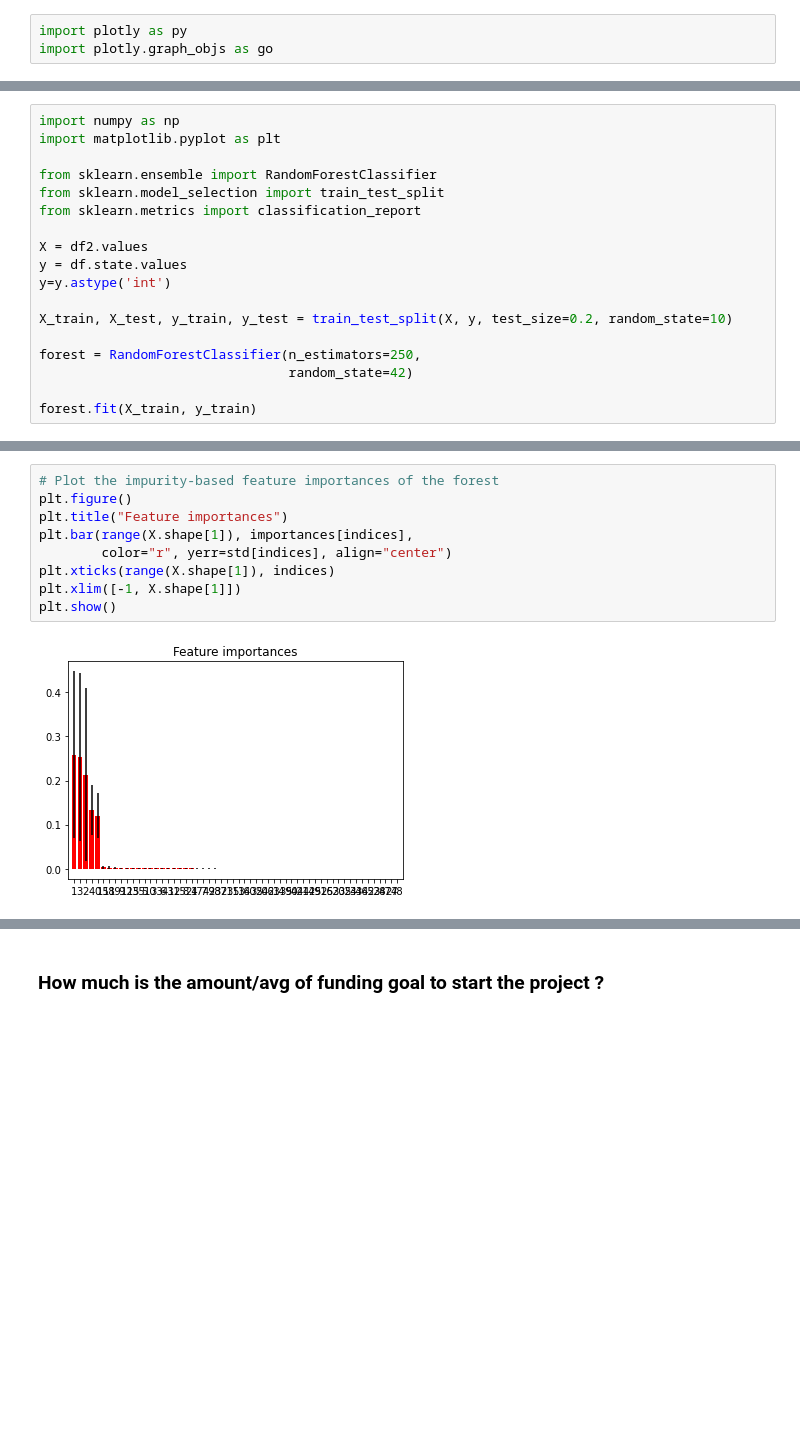
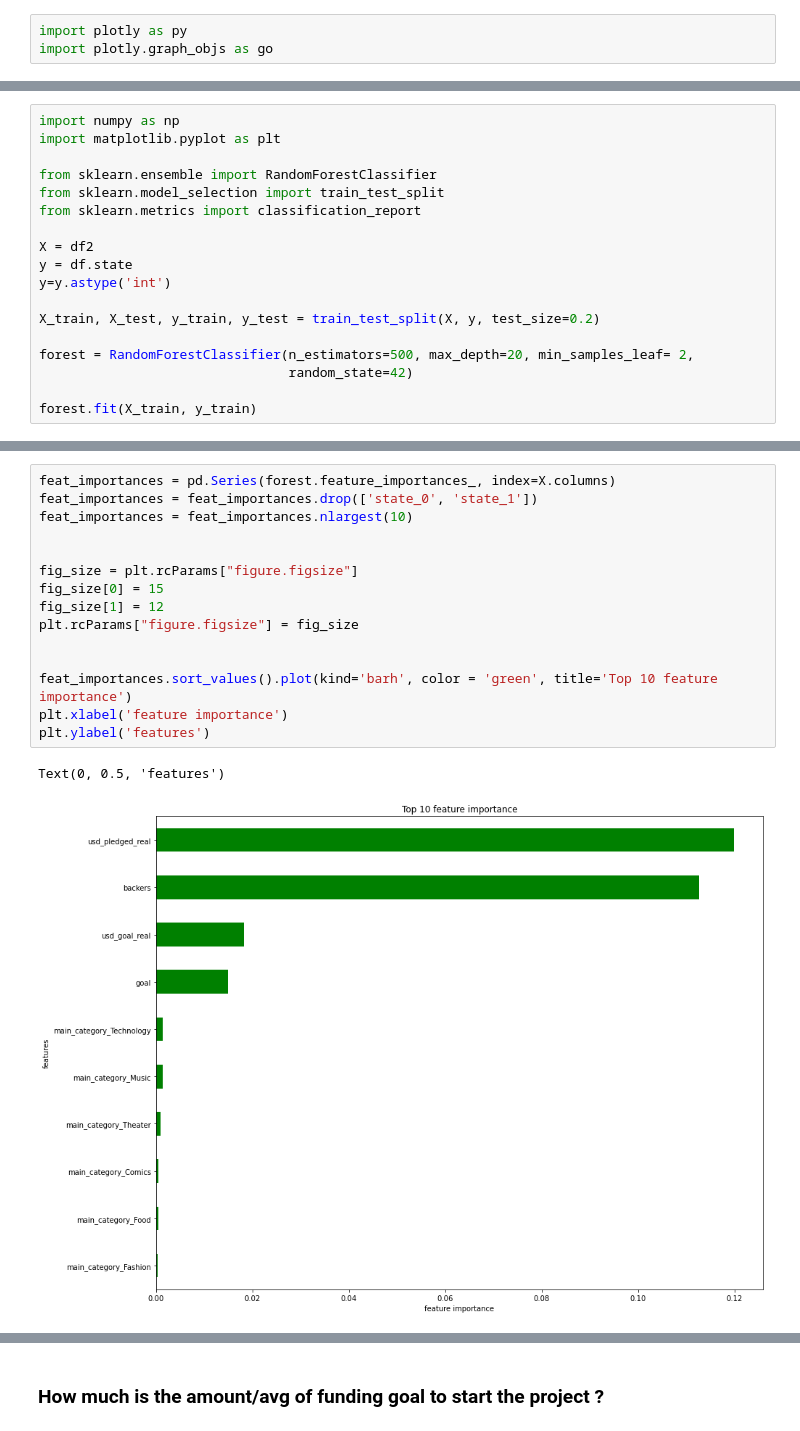
Before and after one commit to Raghadd7/Data-Scientist-blog-post, a Jupyter notebook: Data Science post.ipynb, the cells around one changed output, grey strips where cells are left out. Cells and saved outputs as stored; diff of their text form; blank space fills up the shorter version.

```diff
--- a/Data Science post.ipynb
+++ b/Data Science post.ipynb
@@ -431,13 +403,13 @@ from sklearn.ensemble import RandomForestClassifier
 from sklearn.model_selection import train_test_split
 from sklearn.metrics import classification_report
 
-X = df2.values
-y = df.state.values
+X = df2
+y = df.state
 y=y.astype('int')
 
-X_train, X_test, y_train, y_test = train_test_split(X, y, test_size=0.2, random_state=10)
+X_train, X_test, y_train, y_test = train_test_split(X, y, test_size=0.2)
 
-forest = RandomForestClassifier(n_estimators=250,
+forest = RandomForestClassifier(n_estimators=500, max_depth=20, min_samples_leaf= 2,
                                 random_state=42)
 
 forest.fit(X_train, y_train)
@@ -476,11 +419,18 @@ Feature ranking:
-# %%
-# Plot the impurity-based feature importances of the forest
-plt.figure()
-plt.title("Feature importances")
-plt.bar(range(X.shape[1]), importances[indices],
-        color="r", yerr=std[indices], align="center")
-plt.xticks(range(X.shape[1]), indices)
-plt.xlim([-1, X.shape[1]])
-plt.show()
-# %% [output]
-[figure, removed]
+# %%
+feat_importances = pd.Series(forest.feature_importances_, index=X.columns)
+feat_importances = feat_importances.drop(['state_0', 'state_1'])
+feat_importances = feat_importances.nlargest(10)
+
+
+fig_size = plt.rcParams["figure.figsize"]
+fig_size[0] = 15
+fig_size[1] = 12
+plt.rcParams["figure.figsize"] = fig_size
+
+
+feat_importances.sort_values().plot(kind='barh', color = 'green', title='Top 10 feature importance')
+plt.xlabel('feature importance')
+plt.ylabel('features')
+# %% [output]
+Text(0, 0.5, 'features')
+[figure, added]
```
Also changed, not shown: parts of 27 cells of this notebook.
